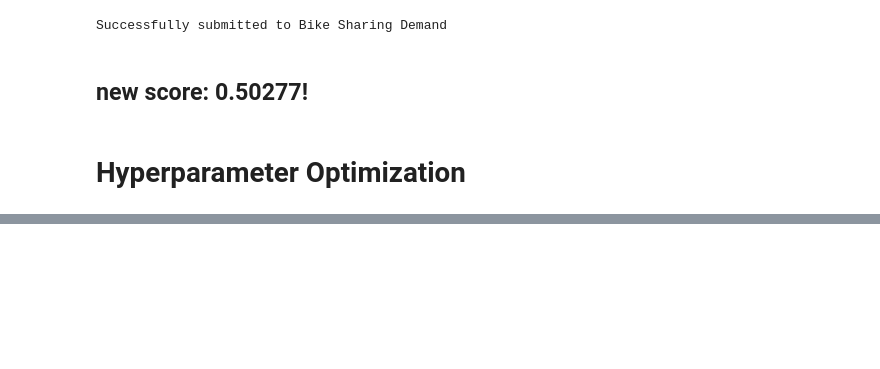
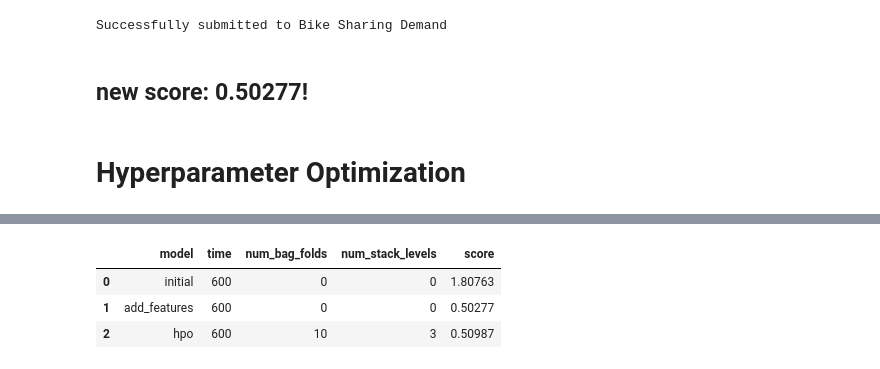
Before and after one commit to gracelynxs/predict-bike-share-udacity-proj, a Jupyter notebook: project.ipynb, the cells around one changed output, grey strips where cells are left out. Saved outputs shown, nothing was run; the diff lists cells and outputs as text; code cells hidden in the pictures; blank space fills up the shorter version.

```diff
--- a/project.ipynb
+++ b/project.ipynb
@@ -512,0 +768,13 @@ Successfully submitted to Bike Sharing Demand
+# %%
+pd.DataFrame({
+    "model": ["initial", "add_features", "hpo 1", "hpo 2"],
+    "time": [600, 600, 600, 600],
+    "num_bag_folds": [0, 0, 10, 5],
+    "num_stack_levels": [0, 0, 3, 2],
+    "score": [1.80763, 0.50277, 0.50987, ?]
+})
+# %% [output]
+|  | model | time | num_bag_folds | num_stack_levels | score |
+| 0 | initial | 600 | 0 | 0 | 1.80763 |
+| 1 | add_features | 600 | 0 | 0 | 0.50277 |
+| 2 | hpo | 600 | 10 | 3 | 0.50987 |
```
Also changed, not shown: parts of 43 cells of this notebook.
